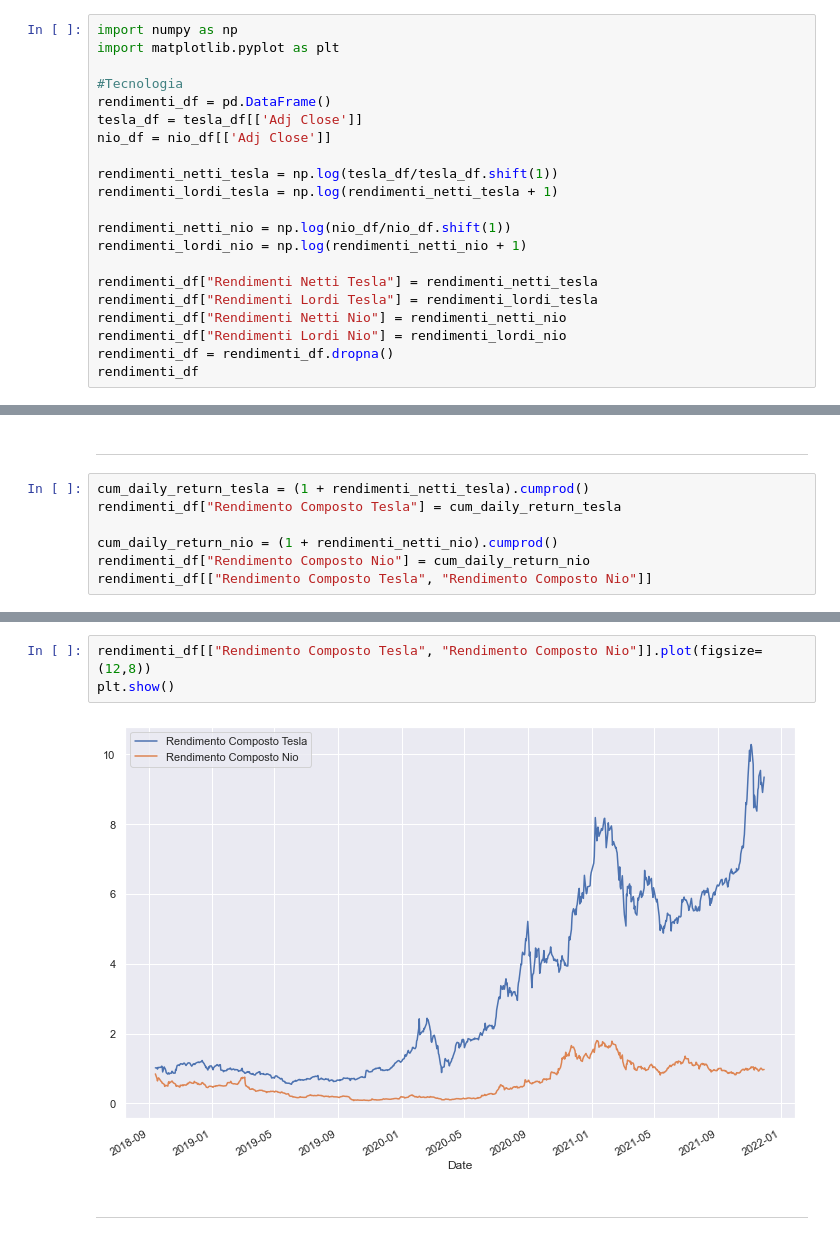
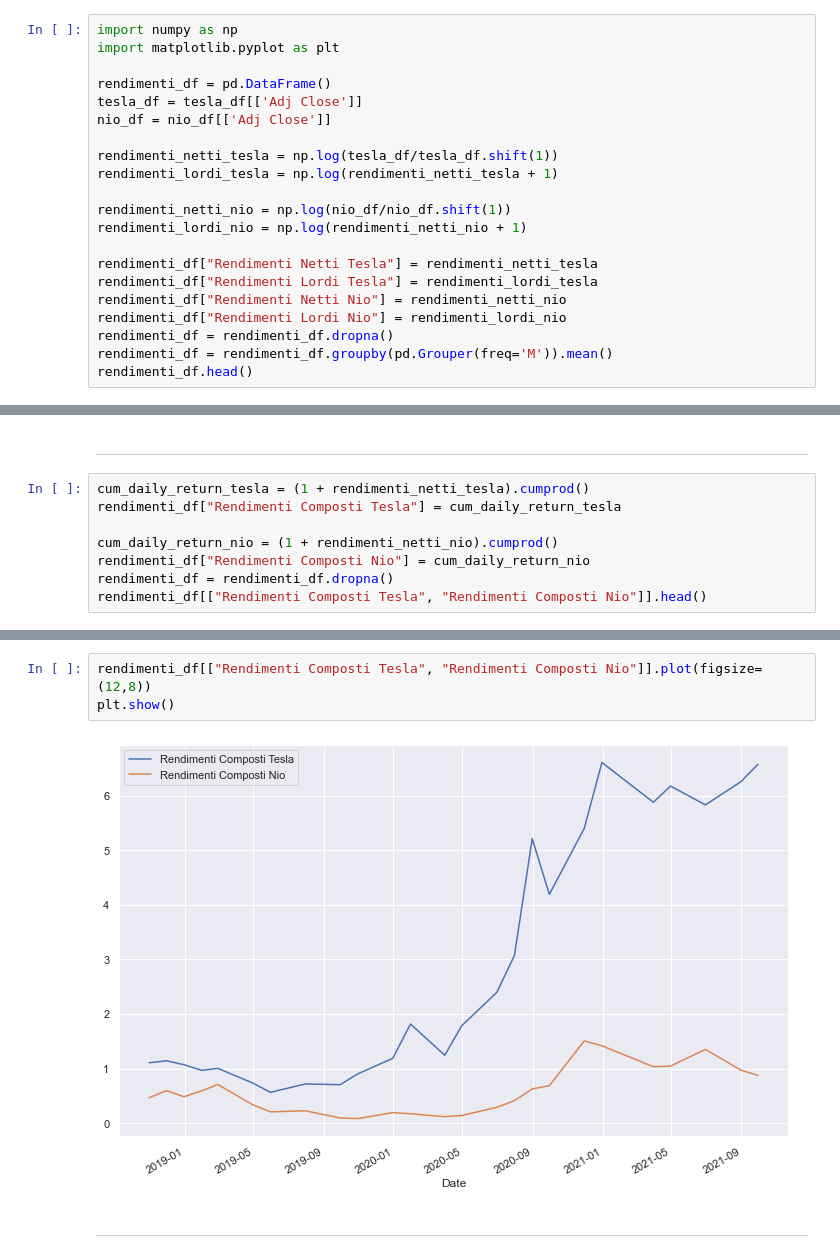
Before and after one commit to Simonotos/BusinessProject, a Jupyter notebook: BusinessProject.ipynb, the cells around one changed output, grey strips where cells are left out. Cells and saved outputs as stored; diff of their text form.

```diff
--- a/BusinessProject.ipynb
+++ b/BusinessProject.ipynb
@@ -380,7 +381,6 @@ a. Calcolare i rendimenti semplici e composti e visualizzarli in un grafico
 import numpy as np
 import matplotlib.pyplot as plt
 
-#Tecnologia
 rendimenti_df = pd.DataFrame()
 tesla_df = tesla_df[['Adj Close']]
 nio_df = nio_df[['Adj Close']]
@@ -396,7 +396,8 @@ rendimenti_df["Rendimenti Lordi Tesla"] = rendimenti_lordi_tesla
 rendimenti_df["Rendimenti Netti Nio"] = rendimenti_netti_nio
 rendimenti_df["Rendimenti Lordi Nio"] = rendimenti_lordi_nio
 rendimenti_df = rendimenti_df.dropna()
-rendimenti_df
+rendimenti_df = rendimenti_df.groupby(pd.Grouper(freq='M')).mean()
+rendimenti_df.head()
 # %% [output]
 |  | Rendimenti Netti Tesla | Rendimenti Lordi Tesla | Rendimenti Netti Nio | Rendimenti Lordi Nio |
 | Date |  |  |  |  |
@@ -430,9 +424,10 @@ Rendimenti Composti
 _______________________________________________________________________________________________________
 # %%
 cum_daily_return_tesla = (1 + rendimenti_netti_tesla).cumprod()
-rendimenti_df["Rendimento Composto Tesla"] = cum_daily_return_tesla
+rendimenti_df["Rendimenti Composti Tesla"] = cum_daily_return_tesla
 
 cum_daily_return_nio = (1 + rendimenti_netti_nio).cumprod()
-rendimenti_df["Rendimento Composto Nio"] = cum_daily_return_nio
-rendimenti_df[["Rendimento Composto Tesla", "Rendimento Composto Nio"]]
+rendimenti_df["Rendimenti Composti Nio"] = cum_daily_return_nio
+rendimenti_df = rendimenti_df.dropna()
+rendimenti_df[["Rendimenti Composti Tesla", "Rendimenti Composti Nio"]].head()
 # %% [output]
@@ -453,8 +441,8 @@ rendimenti_df[["Rendimento Composto Tesla", "Rendimento Composto Nio"]]
 # %%
-rendimenti_df[["Rendimento Composto Tesla", "Rendimento Composto Nio"]].plot(figsize=(12,8))
+rendimenti_df[["Rendimenti Composti Tesla", "Rendimenti Composti Nio"]].plot(figsize=(12,8))
 plt.show()
 # %% [output]
-[figure, old version]
+[figure, new version]
 # %% [markdown]
 _______________________________________________________________________________________________________
 # %% [markdown]
```
Also changed, not shown: parts of 61 cells of this notebook, 1 other file.
